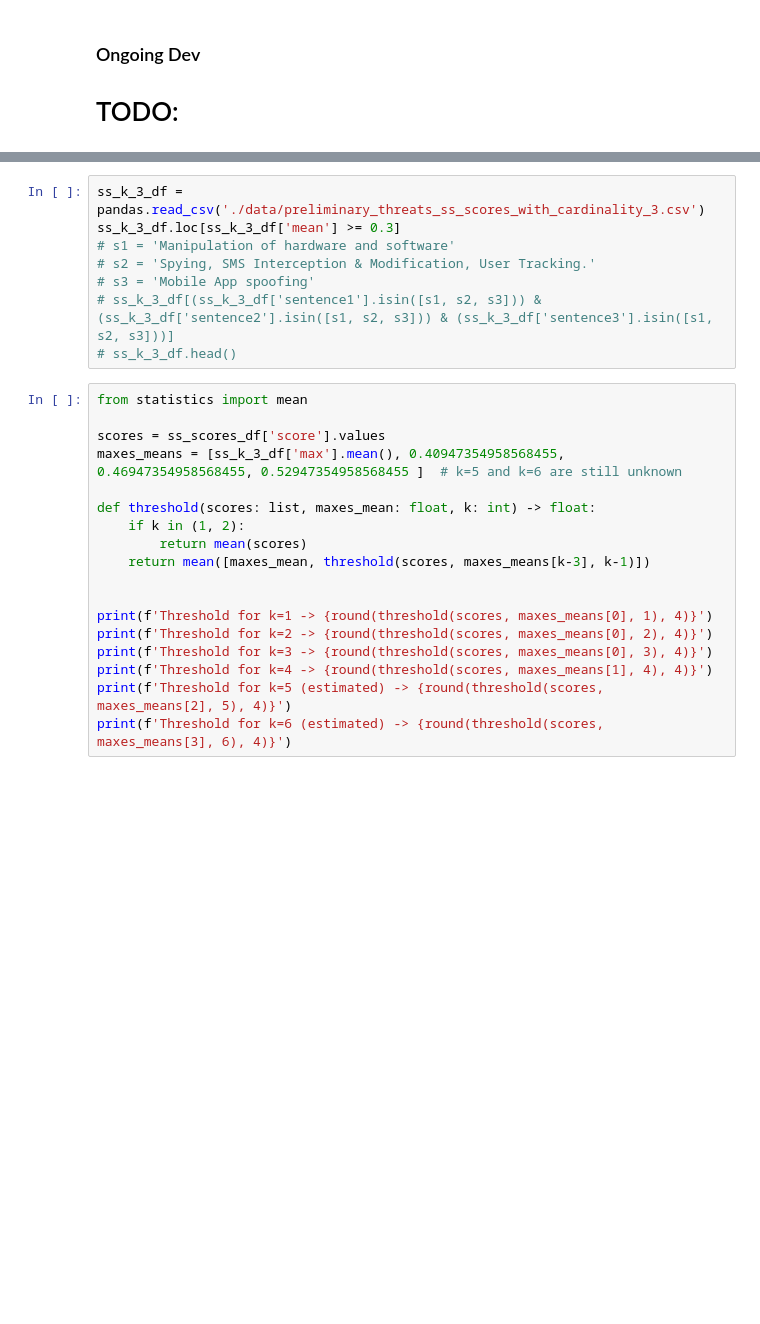
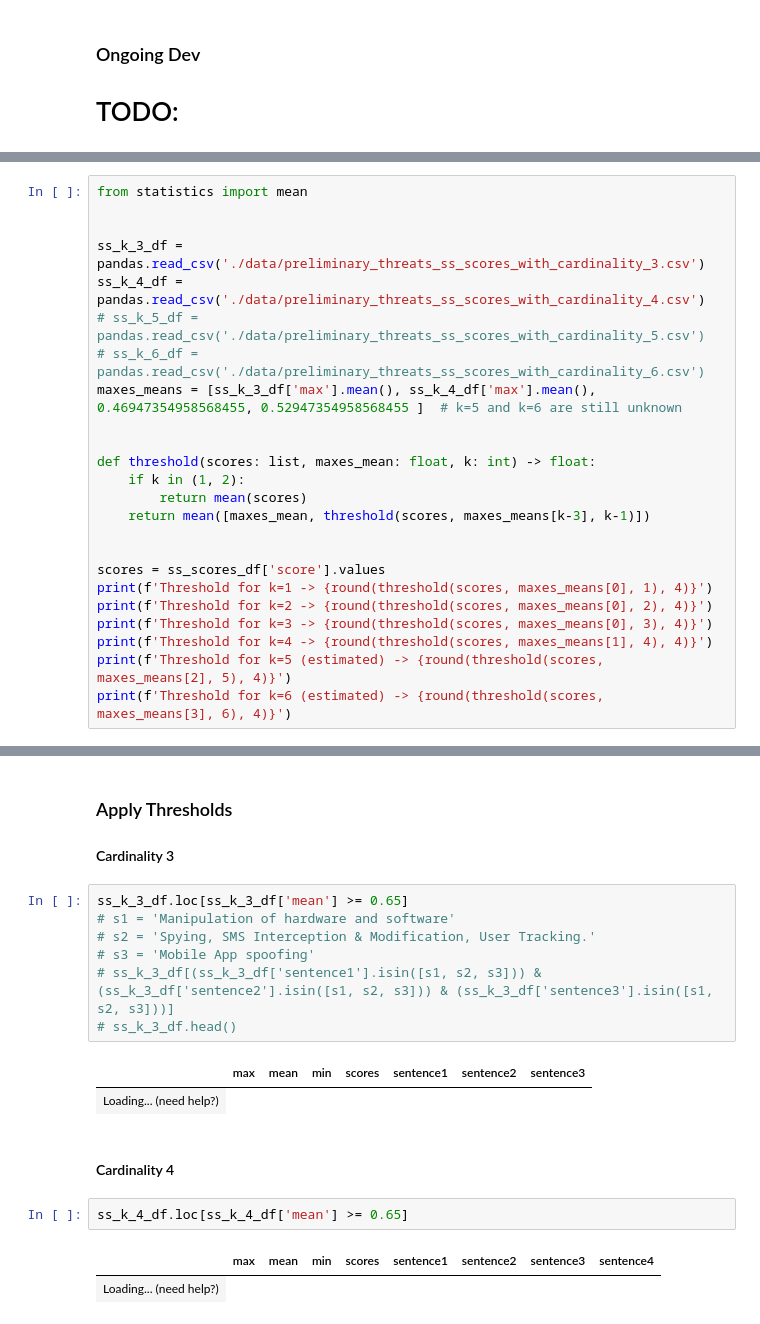
Before and after one commit to tsumarios/TEAM, a Jupyter notebook: embracing_workflow.ipynb, the cells around one changed output, grey strips where cells are left out. Drawn from its saved outputs; the diff is of its cells as text; blank space fills up the shorter version.

```diff
--- a/embracing_workflow.ipynb
+++ b/embracing_workflow.ipynb
@@ -133,0 +132,24 @@ step4(f'./data/preliminary_threats.csv', f'{threat_list_path.split(".csv")[0]}_s
+# %%
+from statistics import mean
+
+
+ss_k_3_df = pandas.read_csv('./data/preliminary_threats_ss_scores_with_cardinality_3.csv')
+ss_k_4_df = pandas.read_csv('./data/preliminary_threats_ss_scores_with_cardinality_4.csv')
+# ss_k_5_df = pandas.read_csv('./data/preliminary_threats_ss_scores_with_cardinality_5.csv')
+# ss_k_6_df = pandas.read_csv('./data/preliminary_threats_ss_scores_with_cardinality_6.csv')
+maxes_means = [ss_k_3_df['max'].mean(), ss_k_4_df['max'].mean(), 0.46947354958568455, 0.52947354958568455 ]  # k=5 and k=6 are still unknown
+
+
+def threshold(scores: list, maxes_mean: float, k: int) -> float:
+    if k in (1, 2):
+        return mean(scores)
+    return mean([maxes_mean, threshold(scores, maxes_means[k-3], k-1)])
+
+
+scores = ss_scores_df['score'].values
+print(f'Threshold for k=1 -> {round(threshold(scores, maxes_means[0], 1), 4)}')
+print(f'Threshold for k=2 -> {round(threshold(scores, maxes_means[0], 2), 4)}')
+print(f'Threshold for k=3 -> {round(threshold(scores, maxes_means[0], 3), 4)}')
+print(f'Threshold for k=4 -> {round(threshold(scores, maxes_means[1], 4), 4)}')
+print(f'Threshold for k=5 (estimated) -> {round(threshold(scores, maxes_means[2], 5), 4)}')
+print(f'Threshold for k=6 (estimated) -> {round(threshold(scores, maxes_means[3], 6), 4)}')
@@ -134,26 +163,21 @@ step4(f'./data/preliminary_threats.csv', f'{threat_list_path.split(".csv")[0]}_s
+# %% [markdown]
+### Apply Thresholds
+
+#### Cardinality 3
 # %%
-ss_k_3_df = pandas.read_csv('./data/preliminary_threats_ss_scores_with_cardinality_3.csv')
-ss_k_3_df.loc[ss_k_3_df['mean'] >= 0.3]
+ss_k_3_df.loc[ss_k_3_df['mean'] >= 0.65]
 # s1 = 'Manipulation of hardware and software'
 # s2 = 'Spying, SMS Interception & Modification, User Tracking.'
 # s3 = 'Mobile App spoofing'
 # ss_k_3_df[(ss_k_3_df['sentence1'].isin([s1, s2, s3])) & (ss_k_3_df['sentence2'].isin([s1, s2, s3])) & (ss_k_3_df['sentence3'].isin([s1, s2, s3]))]
 # ss_k_3_df.head()
+# %% [output]
+|  | max | mean | min | scores | sentence1 | sentence2 | sentence3 |
+| Loading... (need help?) |
-# %%
-from statistics import mean
-
-scores = ss_scores_df['score'].values
-maxes_means = [ss_k_3_df['max'].mean(), 0.40947354958568455, 0.46947354958568455, 0.52947354958568455 ]  # k=5 and k=6 are still unknown
-
-def threshold(scores: list, maxes_mean: float, k: int) -> float:
-    if k in (1, 2):
-        return mean(scores)
-    return mean([maxes_mean, threshold(scores, maxes_means[k-3], k-1)])
-
-
-print(f'Threshold for k=1 -> {round(threshold(scores, maxes_means[0], 1), 4)}')
-print(f'Threshold for k=2 -> {round(threshold(scores, maxes_means[0], 2), 4)}')
-print(f'Threshold for k=3 -> {round(threshold(scores, maxes_means[0], 3), 4)}')
-print(f'Threshold for k=4 -> {round(threshold(scores, maxes_means[1], 4), 4)}')
-print(f'Threshold for k=5 (estimated) -> {round(threshold(scores, maxes_means[2], 5), 4)}')
-print(f'Threshold for k=6 (estimated) -> {round(threshold(scores, maxes_means[3], 6), 4)}')
+# %% [markdown]
+#### Cardinality 4
+# %%
+ss_k_4_df.loc[ss_k_4_df['mean'] >= 0.65]
+# %% [output]
+|  | max | mean | min | scores | sentence1 | sentence2 | sentence3 | sentence4 |
+| Loading... (need help?) |
```
Also changed, not shown: parts of 3 cells of this notebook, 2 other files.
